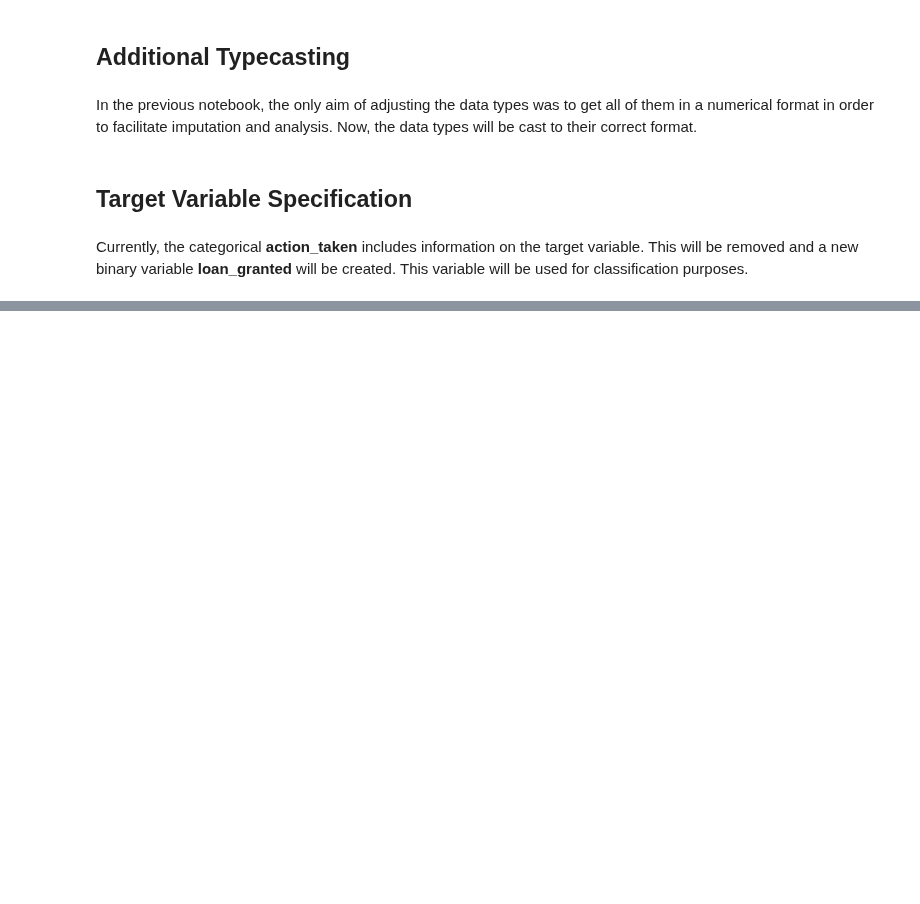
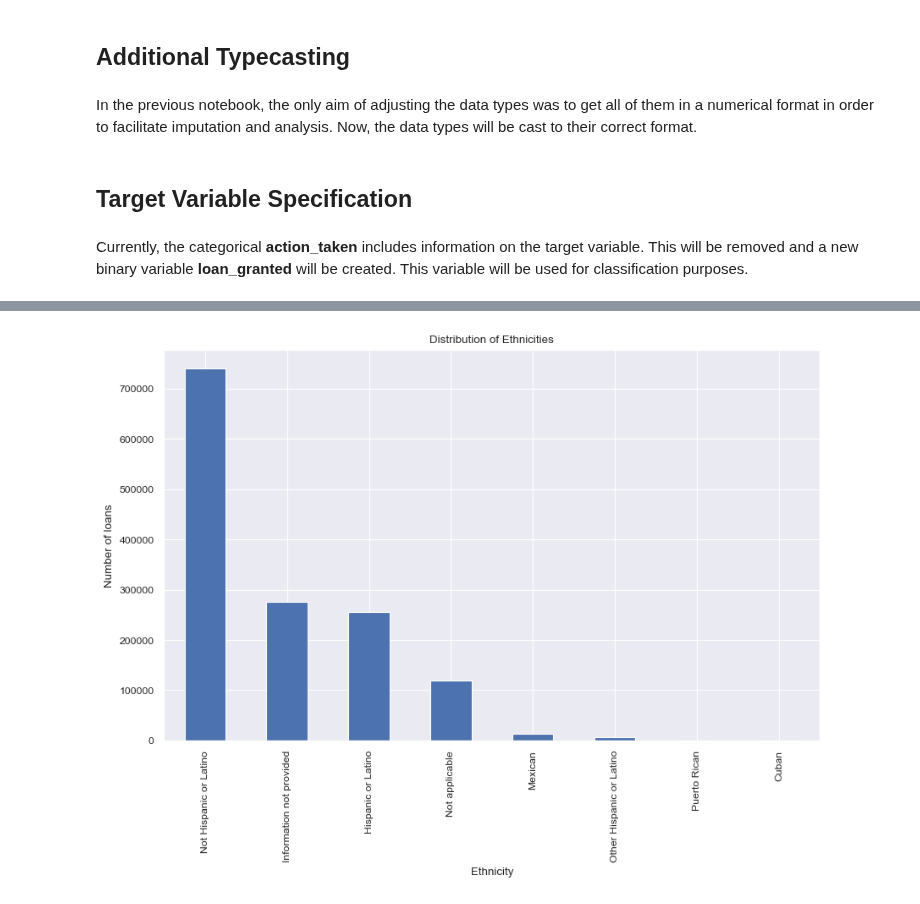
Before and after one commit to HaukeSchwarz/Thesis, a Jupyter notebook: notebooks/Main_Data_Analysis_Pipeline_2.ipynb, the cells around one changed output, grey strips where cells are left out. Drawn from its saved outputs; the diff is of its cells as text; code cells hidden in the pictures; blank space fills up the shorter version.

```diff
--- a/notebooks/Main_Data_Analysis_Pipeline_2.ipynb
+++ b/notebooks/Main_Data_Analysis_Pipeline_2.ipynb
@@ -52,0 +55,13 @@ plt.show()
+# %%
+HMDA_clean["applicant_ethnicity-1"] = HMDA_clean["applicant_ethnicity-1"].astype("float").round(0).astype("category")
+HMDA_clean["applicant_ethnicity-2"] = HMDA_clean["applicant_ethnicity-2"].astype("float").round(0).astype("category")
+
+HMDA_clean["applicant_ethnicity-1"] = HMDA_clean["applicant_ethnicity-1"].replace({1: "Hispanic or Latino", 2: "Not Hispanic or Latino", 3: "Information not provided", 4: "Not applicable", 11: "Mexican", 12: "Puerto Rican", 13: "Cuban", 14: "Other Hispanic or Latino", 99: "Missing"})
+HMDA_clean["applicant_ethnicity-2"] = HMDA_clean["applicant_ethnicity-2"].replace({1: "Hispanic or Latino", 2: "Not Hispanic or Latino", 3: "Information not provided", 4: "Not applicable", 11: "Mexican", 12: "Puerto Rican", 13: "Cuban", 14: "Other Hispanic or Latino", 99: "Missing"})
+
+HMDA_clean = HMDA_clean[HMDA_clean["applicant_ethnicity-1"].isin(["Hispanic or Latino", "Not Hispanic or Latino", "Information not provided", "Not applicable", "Mexican", "Puerto Rican", "Cuban", "Other Hispanic or Latino", "Missing"])]
+HMDA_clean = HMDA_clean[HMDA_clean["applicant_ethnicity-2"].isin(["Hispanic or Latino", "Not Hispanic or Latino", "Information not provided", "Not applicable", "Mexican", "Puerto Rican", "Cuban", "Other Hispanic or Latino", "Missing"])]
+# %%
+HMDA_clean["applicant_ethnicity-1"].value_counts().plot(kind = "bar", title = "Distribution of Ethnicities", xlabel = "Ethnicity", ylabel = "Number of loans", figsize = (10, 6));
+# %% [output]
+[figure, added]
```
Also changed, not shown: parts of 11 cells of this notebook.
